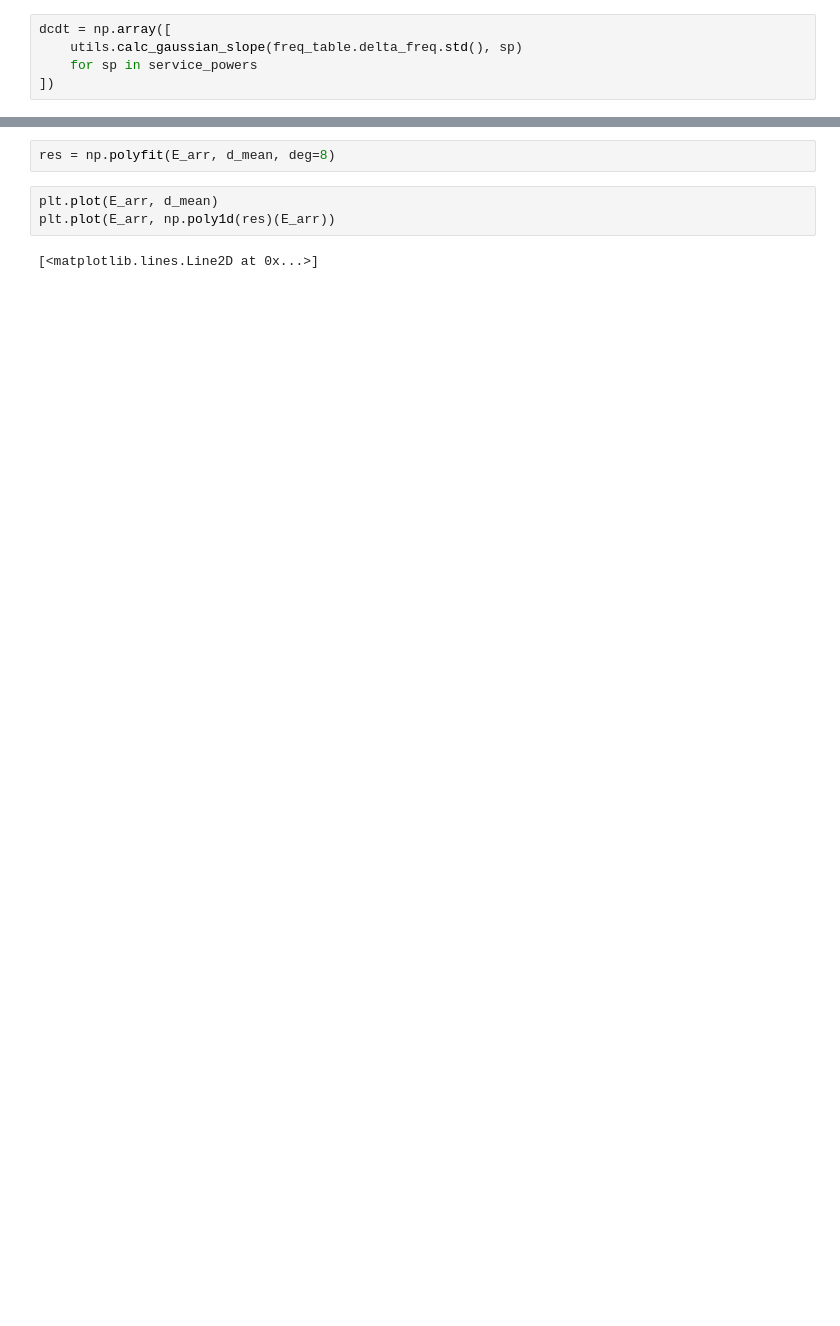
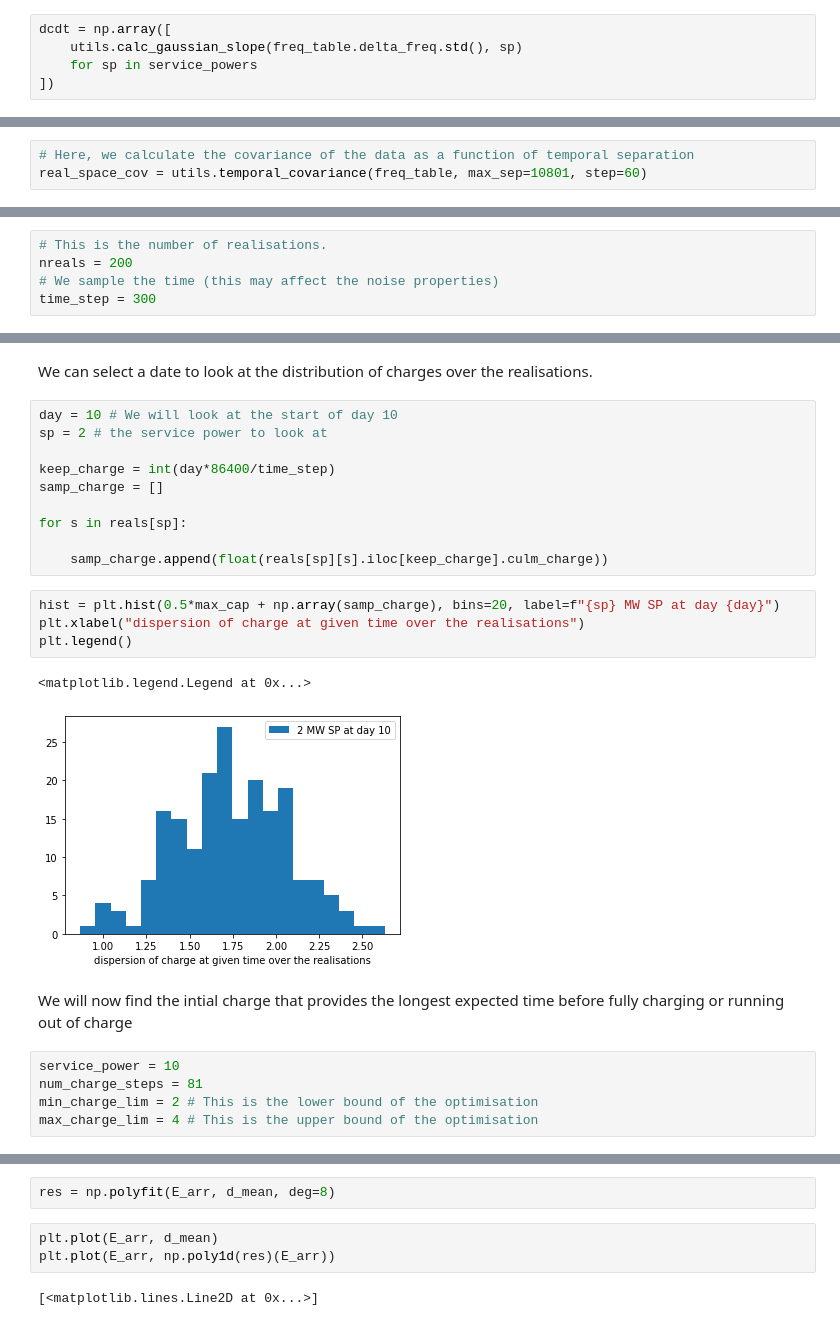
Before and after one commit to LeeWhittaker369/dynamic_containment, a Jupyter notebook: jupyter/analysing_the_models.ipynb, the cells around one changed output, grey strips where cells are left out. Saved outputs shown, nothing was run; the diff lists cells and outputs as text; blank space fills up the shorter version.

```diff
--- a/jupyter/analysing_the_models.ipynb
+++ b/jupyter/analysing_the_models.ipynb
@@ -266,0 +134,3 @@ plt.plot(E_arr, d_mean)
+# %%
+# Here, we calculate the covariance of the data as a function of temporal separation
+real_space_cov = utils.temporal_covariance(freq_table, max_sep=10801, step=60)
@@ -266,0 +139,5 @@ plt.plot(E_arr, d_mean)
+# %%
+# This is the number of realisations.
+nreals = 200
+# We sample the time (this may affect the noise properties)
+time_step = 300
@@ -266,0 +164,26 @@ plt.plot(E_arr, d_mean)
+# %% [markdown]
+We can select a date to look at the distribution of charges over the realisations.
+# %%
+day = 10 # We will look at the start of day 10
+sp = 2 # the service power to look at
+
+keep_charge = int(day*86400/time_step)
+samp_charge = []
+
+for s in reals[sp]:
+
+    samp_charge.append(float(reals[sp][s].iloc[keep_charge].culm_charge))
+# %%
+hist = plt.hist(0.5*max_cap + np.array(samp_charge), bins=20, label=f"{sp} MW SP at day {day}")
+plt.xlabel("dispersion of charge at given time over the realisations")
+plt.legend()
+# %% [output]
+<matplotlib.legend.Legend at 0x...>
+[figure, added]
+# %% [markdown]
+We will now find the intial charge that provides the longest expected time before fully charging or running out of charge
+# %%
+service_power = 10
+num_charge_steps = 81
+min_charge_lim = 2 # This is the lower bound of the optimisation
+max_charge_lim = 4 # This is the upper bound of the optimisation
```
Also changed, not shown: parts of 58 cells of this notebook, 3 other files.
